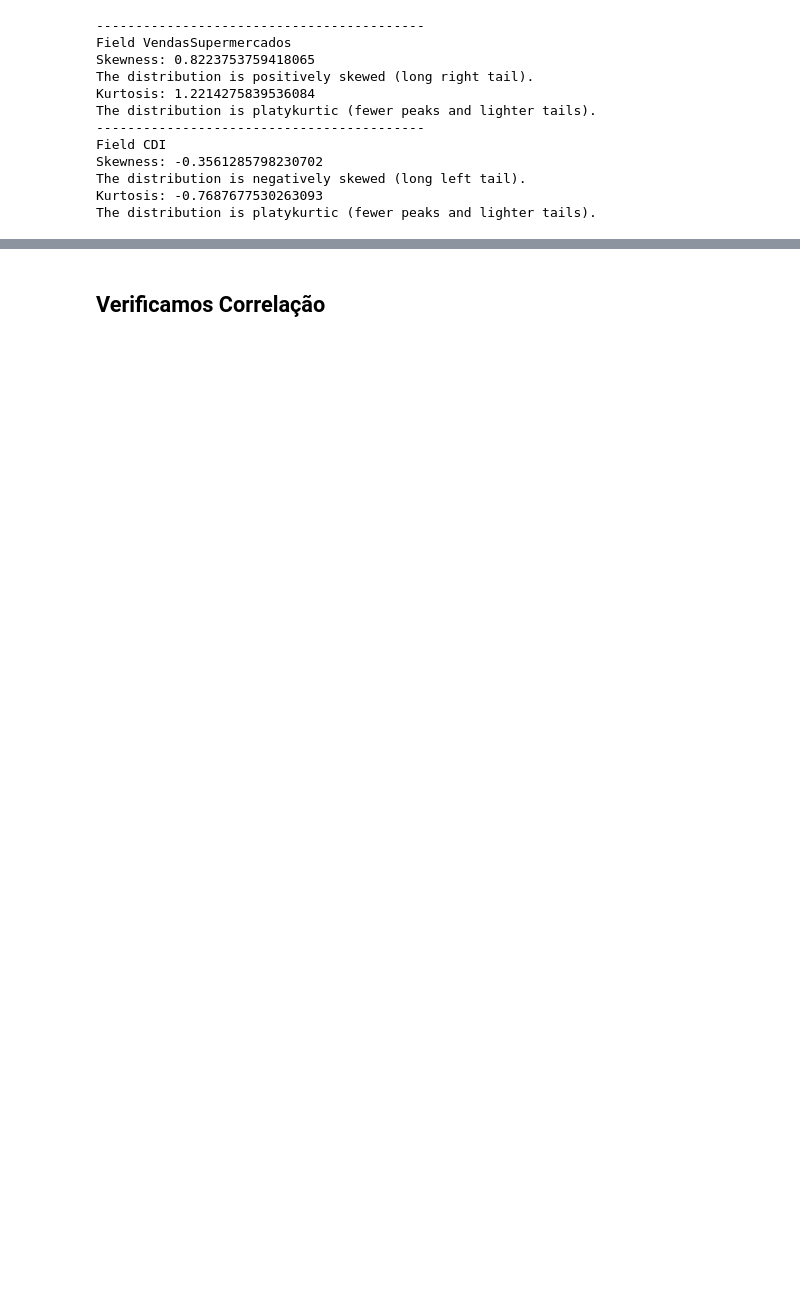
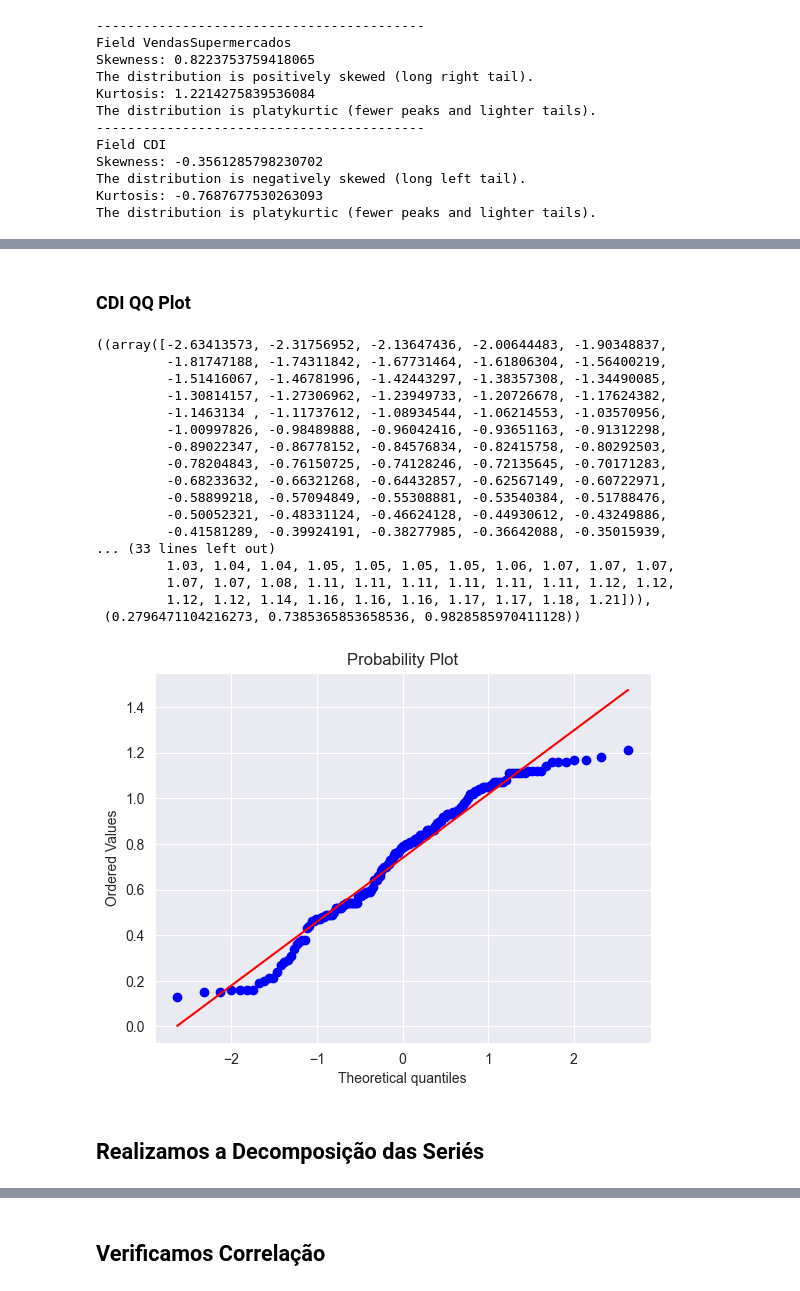
Before and after one commit to lspraciano/timeSeriesChallengeDez23, a Jupyter notebook: supermarket.ipynb, the cells around one changed output, grey strips where cells are left out. Cells and saved outputs as stored; diff of their text form; code cells hidden in the pictures; blank space fills up the shorter version.

```diff
--- a/supermarket.ipynb
+++ b/supermarket.ipynb
@@ -218,0 +307,29 @@ The distribution is platykurtic (fewer peaks and lighter tails).
+# %% [markdown]
+### CDI QQ Plot
+# %%
+probplot(
+    x=df_cdi["CDI"],
+    dist="norm",
+    plot=plt
+)
+# %% [output]
+((array([-2.63413573, -2.31756952, -2.13647436, -2.00644483, -1.90348837,
+         -1.81747188, -1.74311842, -1.67731464, -1.61806304, -1.56400219,
+         -1.51416067, -1.46781996, -1.42443297, -1.38357308, -1.34490085,
+         -1.30814157, -1.27306962, -1.23949733, -1.20726678, -1.17624382,
+         -1.1463134 , -1.11737612, -1.08934544, -1.06214553, -1.03570956,
+         -1.00997826, -0.98489888, -0.96042416, -0.93651163, -0.91312298,
+         -0.89022347, -0.86778152, -0.84576834, -0.82415758, -0.80292503,
+         -0.78204843, -0.76150725, -0.74128246, -0.72135645, -0.70171283,
+         -0.68233632, -0.66321268, -0.64432857, -0.62567149, -0.60722971,
+         -0.58899218, -0.57094849, -0.55308881, -0.53540384, -0.51788476,
+         -0.50052321, -0.48331124, -0.46624128, -0.44930612, -0.43249886,
+         -0.41581289, -0.39924191, -0.38277985, -0.36642088, -0.35015939,
+... (33 lines left out)
+         1.03, 1.04, 1.04, 1.05, 1.05, 1.05, 1.05, 1.06, 1.07, 1.07, 1.07,
+         1.07, 1.07, 1.08, 1.11, 1.11, 1.11, 1.11, 1.11, 1.11, 1.12, 1.12,
+         1.12, 1.12, 1.14, 1.16, 1.16, 1.16, 1.17, 1.17, 1.18, 1.21])),
+ (0.2796471104216273, 0.7385365853658536, 0.9828585970411128))
+[figure, added]
+# %% [markdown]
+## Realizamos a Decomposição das Seriés
```
Also changed, not shown: parts of 50 cells of this notebook.
